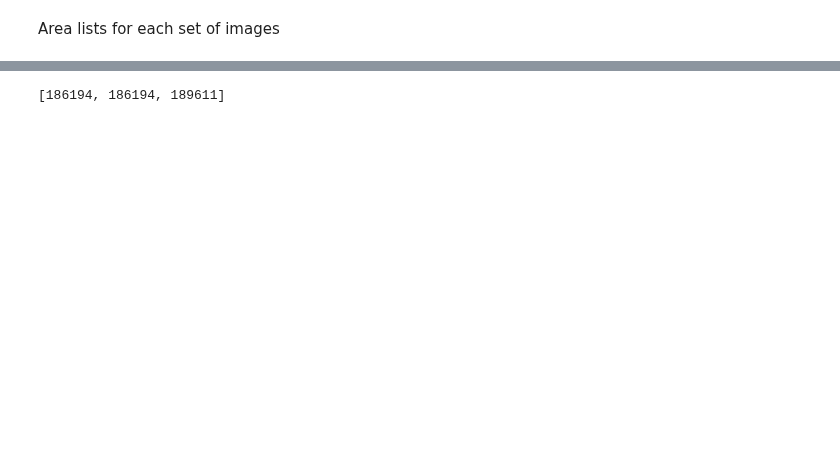
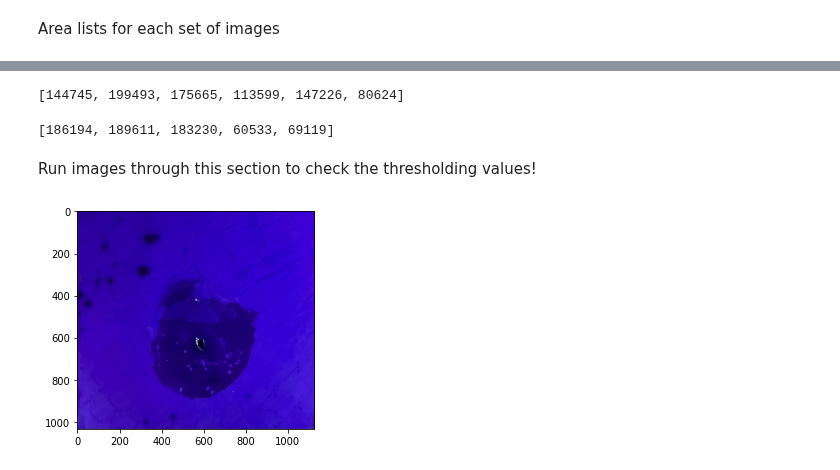
Before and after one commit to lmkelly16/BYU-REU-2022, a Jupyter notebook: all_the_loops.ipynb, the cells around one changed output, grey strips where cells are left out. Cells and saved outputs as stored; diff of their text form; code cells hidden in the pictures; blank space fills up the shorter version.

Commit message:
Updated it with Zone 5 info

```diff
--- a/all_the_loops.ipynb
+++ b/all_the_loops.ipynb
@@ -117,10 +182,46 @@ zone_area_list_cA
+# %%
+''' Drug A '''
+
+area_list=[]
+
+for i in range(len(img_list_dA)):
+
+  zone_area_list_dA=[]
+
+  # Load the phase contrast image.
+  im = skimage.io.imread(img_list_dA[i])
+  cim = im[:,:,0]
+
+  # Threshold value, as obtained by eye
+  im_thresh = 33
+
+  # Generate thresholded image
+  im_bw = cim < im_thresh
+
+  # labels whatever you segmented out (bacteria for example)
+  labeled = skimage.measure.label(im_bw)
+
+  #make an area list wheeeee!
+  for i in range(len(labeled)):
+    bacteria = (labeled == i)
+    area=bacteria.sum()
+    area_list.append(area)
+
+  for i in area_list:
+    if i > 60000 and i < 200000:
+      zone_area_list_dA.append(i)
+
+zone_area_list_dA
+# %% [output]
+[144745, 199493, 175665, 113599, 147226, 80624]
 # %%
 ''' Drug B '''
 
 area_list=[]
-zone_area_list_dB=[]
 
 for i in range(len(img_list_dB)):
+
+  zone_area_list_dB=[]
 
   # Load the phase contrast image.
   im = skimage.io.imread(img_list_dB[i])
@@ -142,9 +243,9 @@ for i in range(len(img_list_dB)):
     area_list.append(area)
 
   for i in area_list:
-    if i > 5000 and i < 300000:
+    if i > 50000 and i < 300000:
       zone_area_list_dB.append(i)
 
 zone_area_list_dB
 # %% [output]
-[186194, 186194, 189611]
+[186194, 189611, 183230, 60533, 69119]
@@ -150,0 +254,13 @@ zone_area_list_dB
+# %% [markdown]
+Run images through this section to check the thresholding values!
+# %%
+# Load the phase contrast image.
+im = skimage.io.imread(img_list_dB[3])
+
+# see how good the contrast is
+cim = im[:,:,0]
+
+# look at it
+plt.imshow(im);
+# %% [output]
+[figure, added]
```
Also changed, not shown: parts of 13 cells of this notebook.
